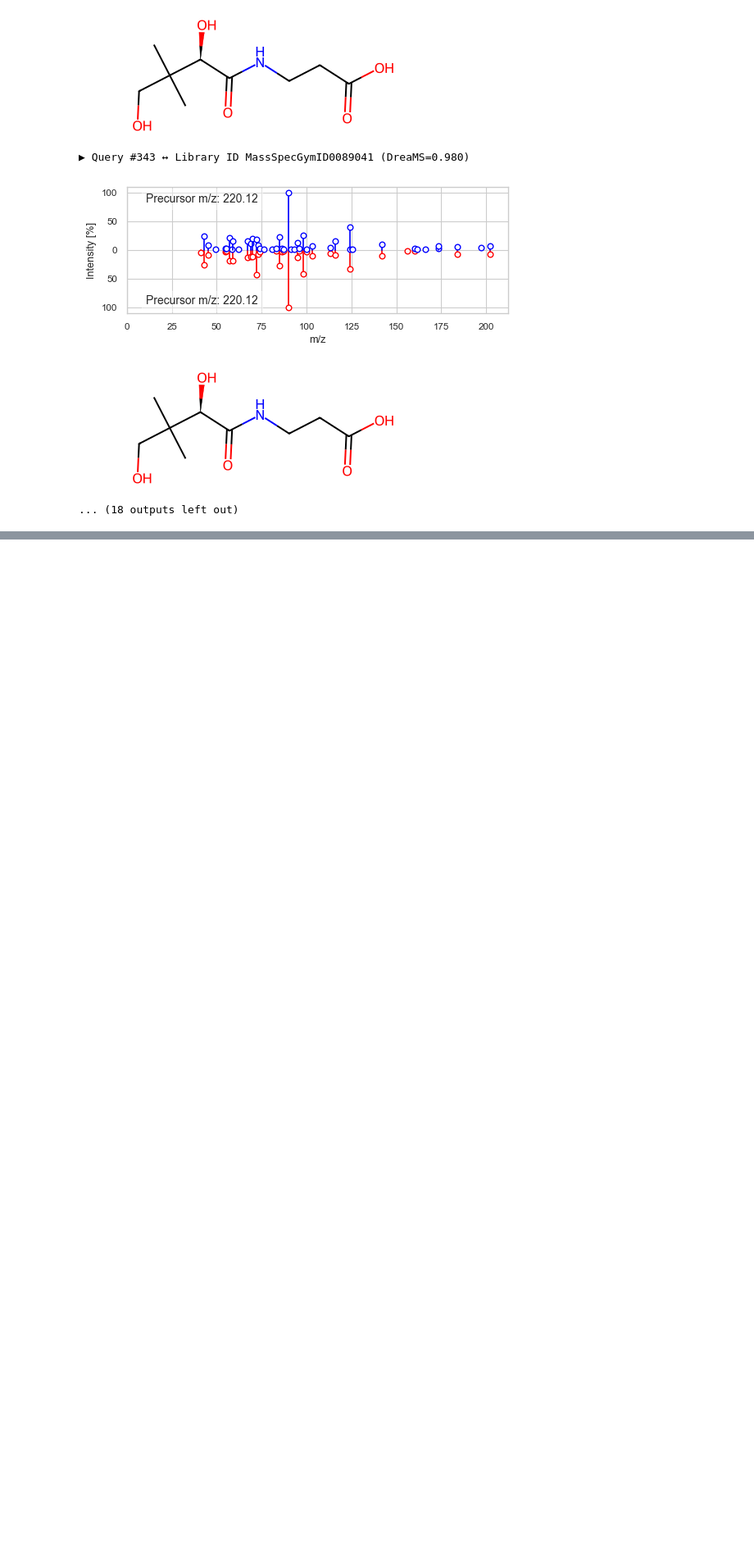
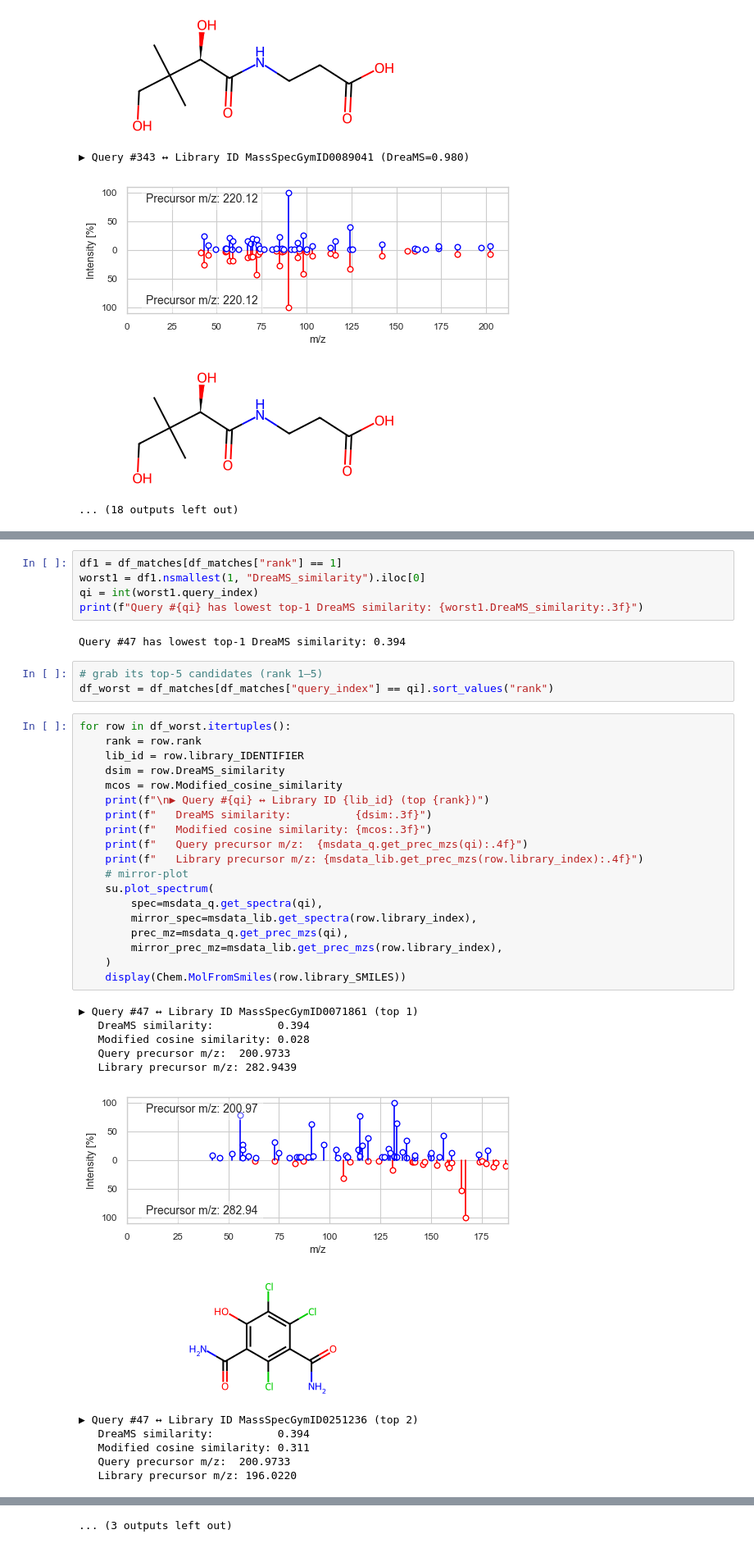
Before and after one commit to pluskal-lab/DreaMS_MIMB, a Jupyter notebook: notebooks/3_library_matching.ipynb, the cells around one changed output, grey strips where cells are left out. Shown at 82% size. Drawn from its saved outputs; the diff is of its cells as text; blank space fills up the shorter version.

Commit message:
adding investigation of molecuels right in the middle and at the end of dreams cosine similarity distribution

```diff
--- a/notebooks/3_library_matching.ipynb
+++ b/notebooks/3_library_matching.ipynb
@@ -213,0 +217,42 @@ for row in top10.itertuples():
+# %%
+df1 = df_matches[df_matches["rank"] == 1]
+worst1 = df1.nsmallest(1, "DreaMS_similarity").iloc[0]
+qi = int(worst1.query_index)
+print(f"Query #{qi} has lowest top-1 DreaMS similarity: {worst1.DreaMS_similarity:.3f}")
+# %% [output]
+Query #47 has lowest top-1 DreaMS similarity: 0.394
+# %%
+# grab its top-5 candidates (rank 1–5)
+df_worst = df_matches[df_matches["query_index"] == qi].sort_values("rank")
+# %%
+for row in df_worst.itertuples():
+    rank = row.rank
+    lib_id = row.library_IDENTIFIER
+    dsim = row.DreaMS_similarity
+    mcos = row.Modified_cosine_similarity
+    print(f"\n▶ Query #{qi} ↔ Library ID {lib_id} (top {rank})")
+    print(f"   DreaMS similarity:          {dsim:.3f}")
+    print(f"   Modified cosine similarity: {mcos:.3f}")
+    print(f"   Query precursor m/z:  {msdata_q.get_prec_mzs(qi):.4f}")
+    print(f"   Library precursor m/z: {msdata_lib.get_prec_mzs(row.library_index):.4f}")
+    # mirror‐plot
+    su.plot_spectrum(
+        spec=msdata_q.get_spectra(qi),
+        mirror_spec=msdata_lib.get_spectra(row.library_index),
+        prec_mz=msdata_q.get_prec_mzs(qi),
+        mirror_prec_mz=msdata_lib.get_prec_mzs(row.library_index),
+    )
+    display(Chem.MolFromSmiles(row.library_SMILES))
+# %% [output]
+▶ Query #47 ↔ Library ID MassSpecGymID0071861 (top 1)
+   DreaMS similarity:          0.394
+   Modified cosine similarity: 0.028
+   Query precursor m/z:  200.9733
+   Library precursor m/z: 282.9439
+[figure, added]
+[figure, added]
+▶ Query #47 ↔ Library ID MassSpecGymID0251236 (top 2)
+   DreaMS similarity:          0.394
+   Modified cosine similarity: 0.311
+   Query precursor m/z:  200.9733
+   Library precursor m/z: 196.0220
@@ -213,0 +275 @@ for row in top10.itertuples():
+... (3 outputs left out)
```
Also changed, not shown: parts of 5 cells of this notebook.
